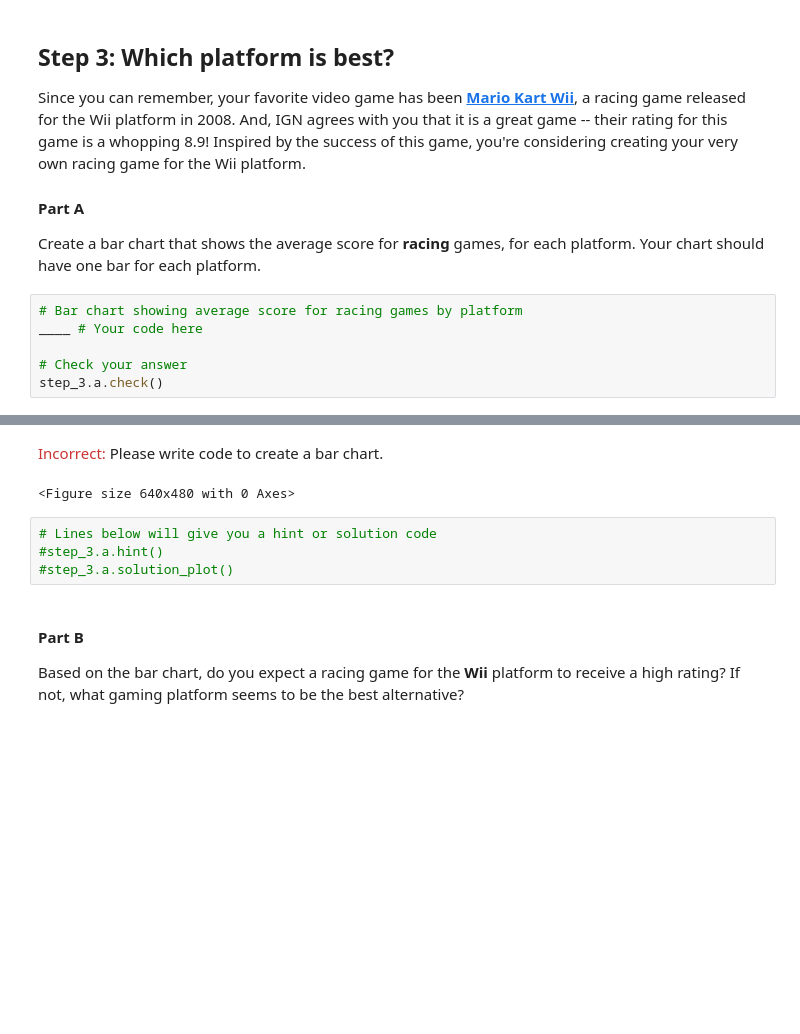
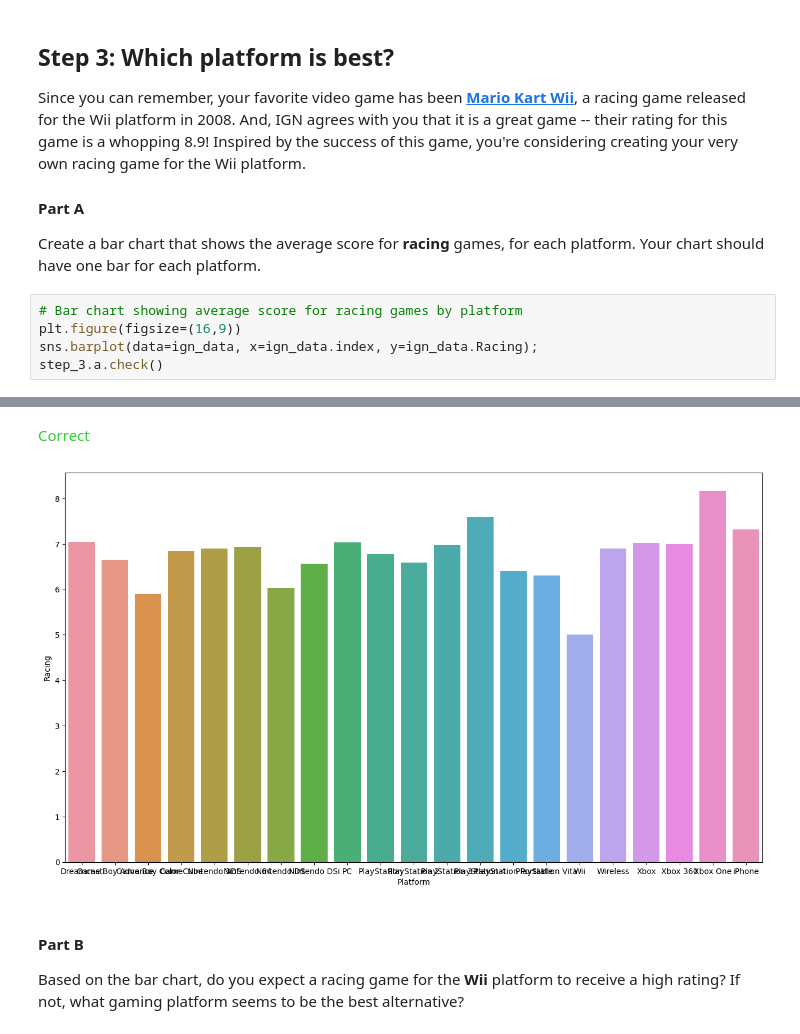
Before and after one commit to ArmanVasilovich/kaggle, a Jupyter notebook: data_vizualization_course/exercise-bar-charts-and-heatmaps.ipynb, the cells around one changed output, grey strips where cells are left out. Drawn from its saved outputs; the diff is of its cells as text; blank space fills up the shorter version.

Commit message:
Kaggle Notebook | Exercise: Bar Charts and Heatmaps | Task 3 - Part A - Done

```diff
--- a/data_vizualization_course/exercise-bar-charts-and-heatmaps.ipynb
+++ b/data_vizualization_course/exercise-bar-charts-and-heatmaps.ipynb
@@ -100,18 +100,13 @@ Since you can remember, your favorite video game has been [**Mario Kart Wii**](h
 Create a bar chart that shows the average score for **racing** games, for each platform.  Your chart should have one bar for each platform.
 # %%
 # Bar chart showing average score for racing games by platform
-____ # Your code here
-
-# Check your answer
+plt.figure(figsize=(16,9))
+sns.barplot(data=ign_data, x=ign_data.index, y=ign_data.Racing);
 step_3.a.check()
 # %% [output]
 [interactive output not drawn]
-<span style="color:#cc3333">Incorrect:</span> Please write code to create a bar chart.
+<span style="color:#33cc33">Correct</span>
-<Figure size 640x480 with 0 Axes>
+[figure, added]
-# %%
-# Lines below will give you a hint or solution code
-#step_3.a.hint()
-#step_3.a.solution_plot()
 # %% [markdown]
 #### Part B
 
```
Also changed, not shown: parts of 3 cells of this notebook.
